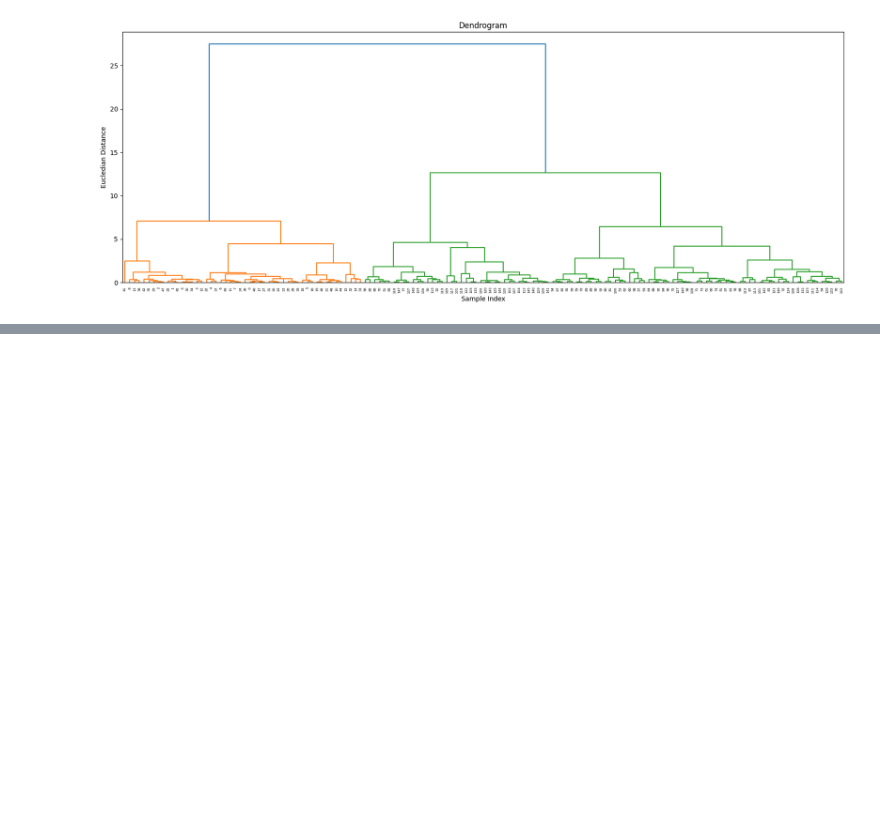
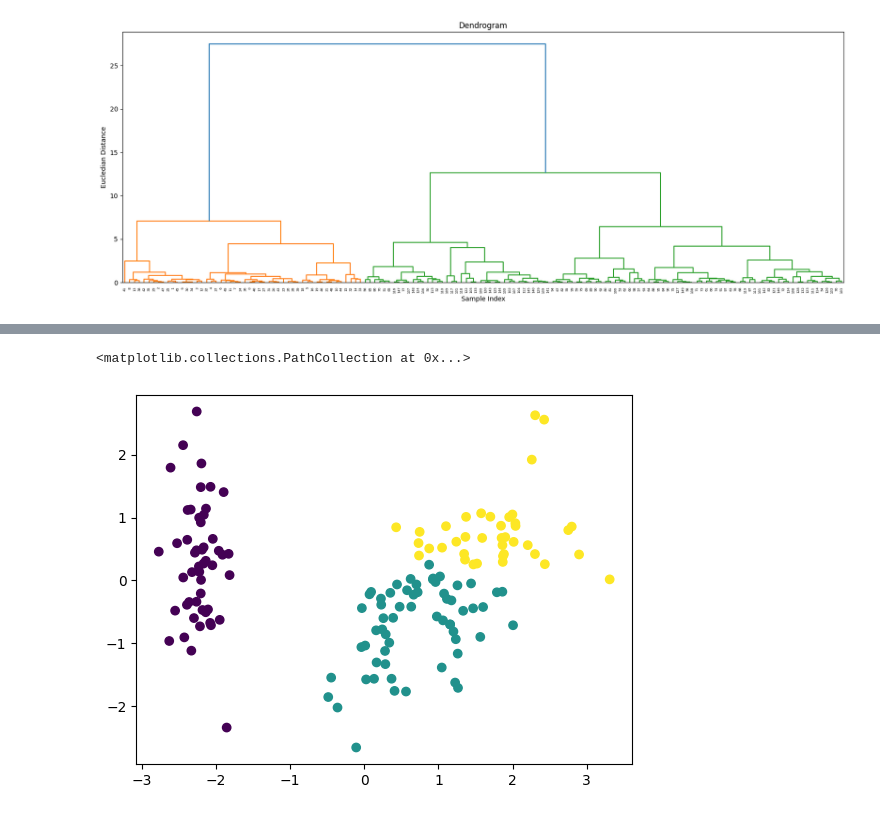
Before and after one commit to AryanBhatt-24/AI-ML, a Jupyter notebook: Unsupervised Learning/Hierarchical Clustering Implementation.ipynb, the cells around one changed output, grey strips where cells are left out. Drawn from its saved outputs; the diff is of its cells as text; code cells hidden in the pictures; blank space fills up the shorter version.

```diff
--- a/Unsupervised Learning/Hierarchical Clustering Implementation.ipynb
+++ b/Unsupervised Learning/Hierarchical Clustering Implementation.ipynb
@@ -81,7 +81,7 @@ Text(0, 0.5, 'Eucledian Distance')
 # %%
 from sklearn.cluster import AgglomerativeClustering
 # %%
-cluster = AgglomerativeClustering(n_clusters=2, affinity='euclidean', linkage='ward')
+cluster = AgglomerativeClustering(n_clusters=3, affinity='euclidean', linkage='ward')
 # %%
 cluster.fit(pca_scaled)
 # %% [output]
@@ -90,0 +99,5 @@ cluster.labels_
+# %%
+plt.scatter(pca_scaled[:,0], pca_scaled[:,1], c=cluster.labels_)
+# %% [output]
+<matplotlib.collections.PathCollection at 0x...>
+[figure, added]
```
Also changed, not shown: parts of 2 cells of this notebook, 1 other file.
